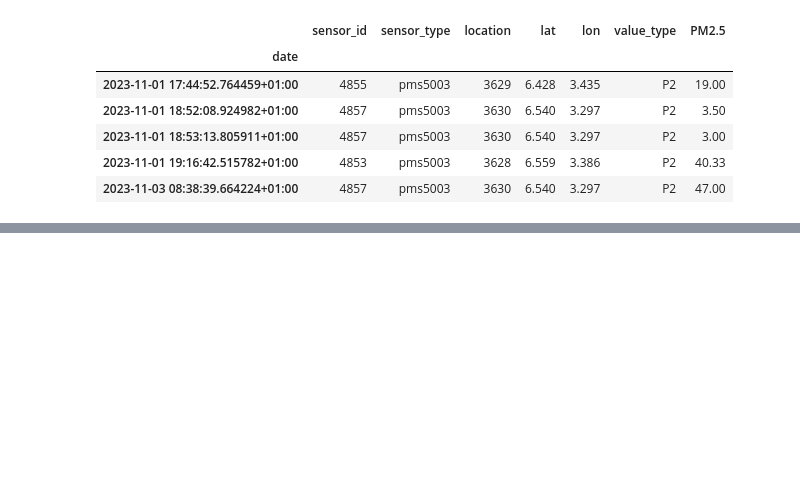
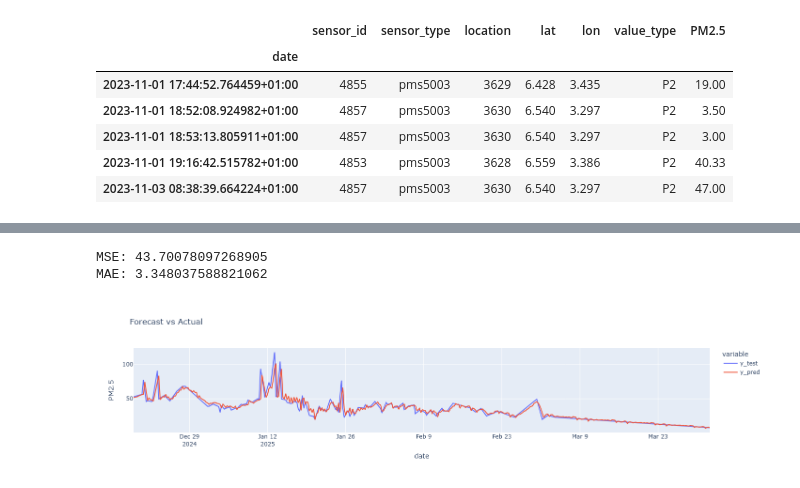
Before and after one commit to Bjoshua25/AIR-QUALITY-PREDICTION-IN-LAGOS, a Jupyter notebook: notebooks/final_notebook.ipynb, the cells around one changed output, grey strips where cells are left out. Saved outputs shown, nothing was run; the diff lists cells and outputs as text; code cells hidden in the pictures; blank space fills up the shorter version.

```diff
--- a/notebooks/final_notebook.ipynb
+++ b/notebooks/final_notebook.ipynb
@@ -177,0 +222,5 @@ plt.show()
+# %%
+# loading latest Walk forward validation file
+wfv_df = load_latest_wfv_results()
+
+wfv_df.head()
@@ -177,0 +236,15 @@ plt.show()
+# %%
+# Evaluate model
+
+mse, mae = evaluate_forecast(test, wfv_df["y_pred"])
+
+print(f"MSE: {mse}")
+print(f"MAE: {mae}")
+
+# plot Evaluation
+
+plot_forecast(test, wfv_df["y_pred"])
+# %% [output]
+MSE: 43.70078097268905
+MAE: 3.348037588821062
+[figure, added]
```
Also changed, not shown: parts of 12 cells of this notebook, 12 other files.
